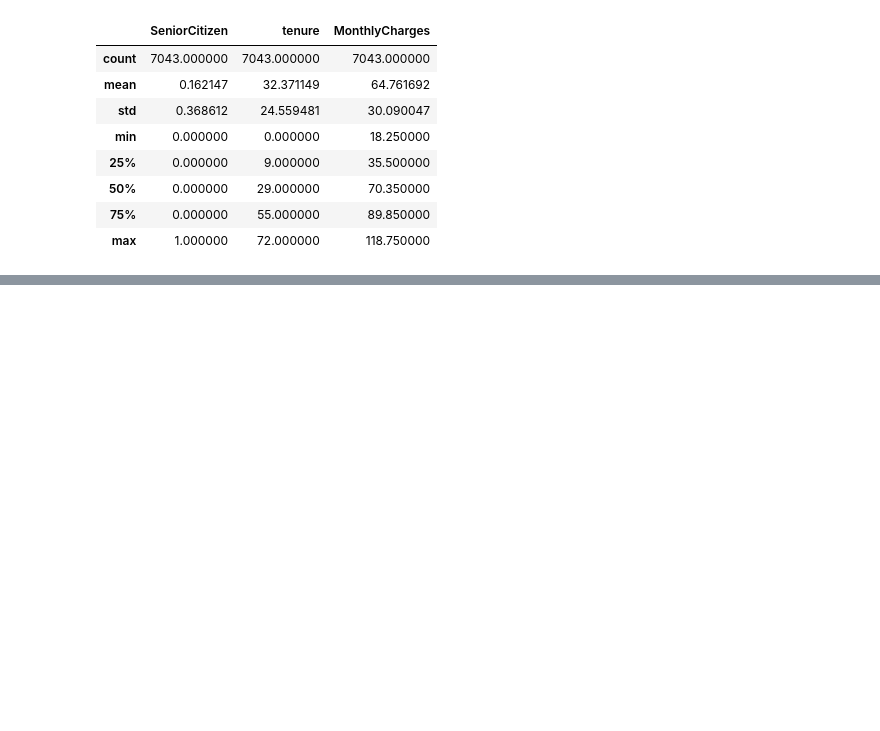
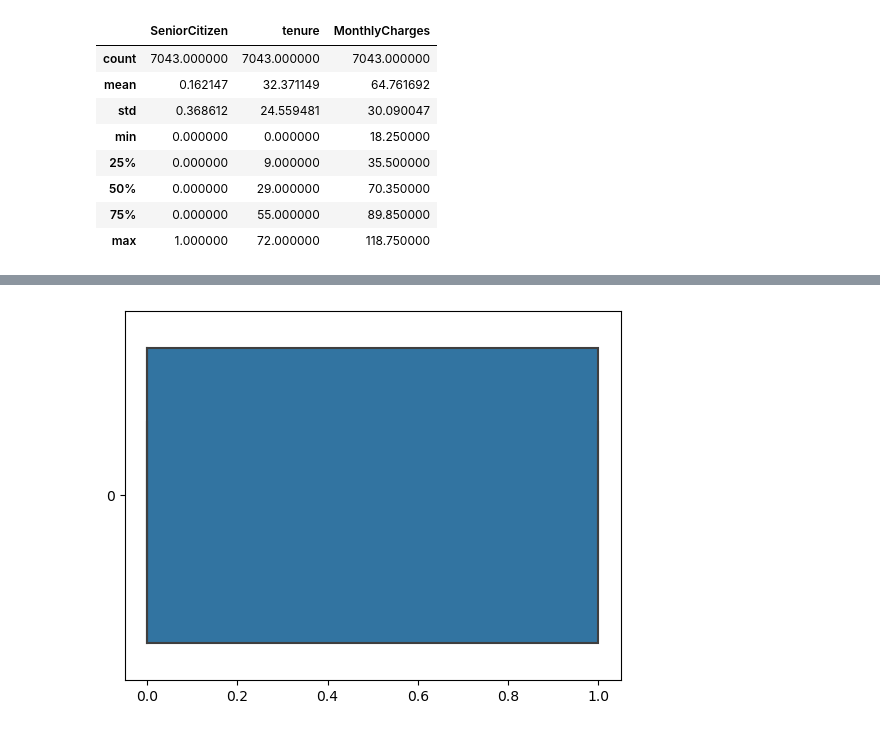
Before and after one commit to Marsh16/AFL1_Evelyn_Marsha_ML, a Jupyter notebook: AFL1_Evelyn_Marsha.ipynb, the cells around one changed output, grey strips where cells are left out. Saved outputs shown, nothing was run; the diff lists cells and outputs as text; code cells hidden in the pictures; blank space fills up the shorter version.

```diff
--- a/AFL1_Evelyn_Marsha.ipynb
+++ b/AFL1_Evelyn_Marsha.ipynb
@@ -135,0 +182,6 @@ plt.show()
+# %%
+churnDF = data['Churn']
+sns.boxplot(data=churnDF , orient='h')
+plt.show()
+# %% [output]
+[figure, added]
```
Also changed, not shown: parts of 9 cells of this notebook.
